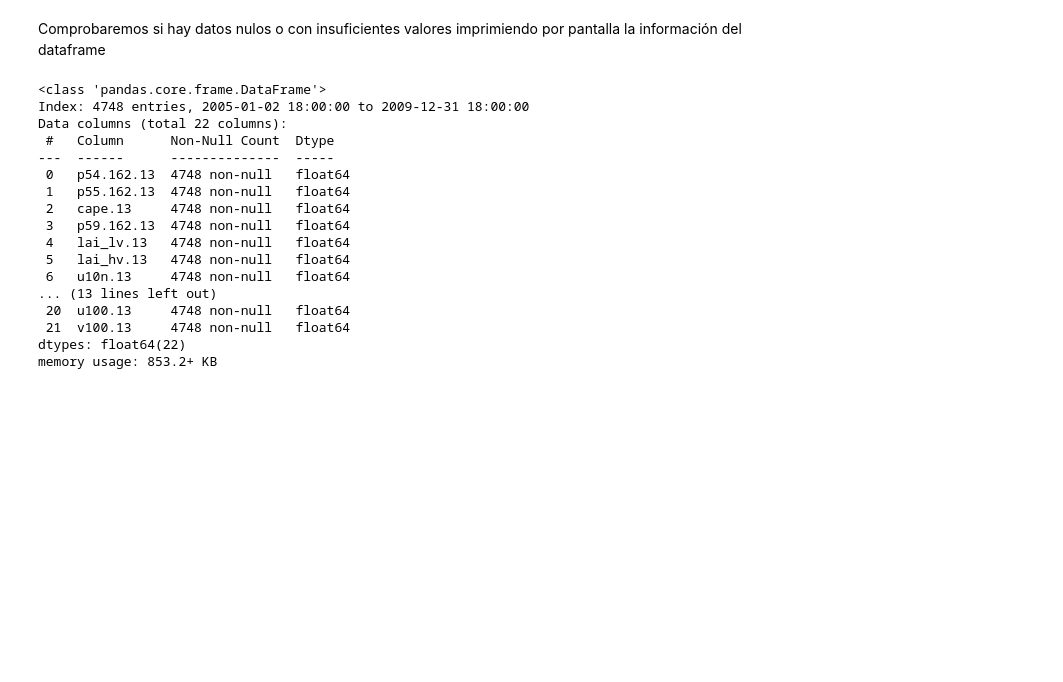
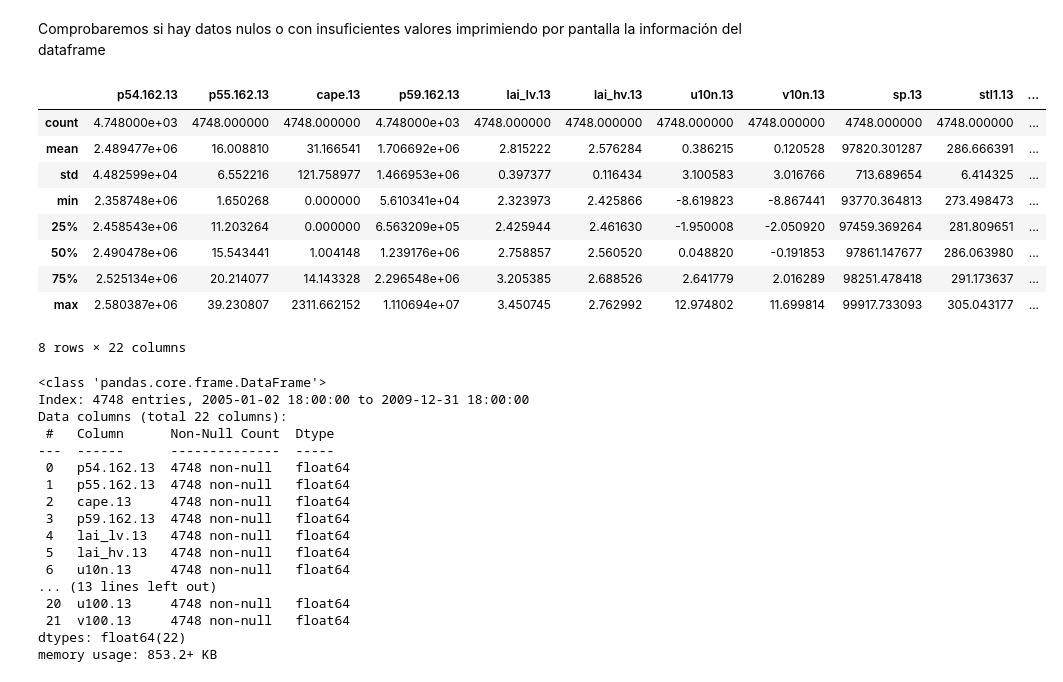
Before and after one commit to seniorbeto/Grupo04_Practica1, a Jupyter notebook: eda.ipynb, the cells around one changed output. Cells and saved outputs as stored; diff of their text form; code cells hidden in the pictures; blank space fills up the shorter version.

```diff
--- a/eda.ipynb
+++ b/eda.ipynb
@@ -60,6 +60,19 @@ df.head()
 5 rows × 22 columns
 # %% [markdown]
 Comprobaremos si hay datos nulos o con insuficientes valores imprimiendo por pantalla la información del dataframe
+# %%
+df.describe()
+# %% [output]
+|  | p54.162.13 | p55.162.13 | cape.13 | p59.162.13 | lai_lv.13 | lai_hv.13 | u10n.13 | v10n.13 | sp.13 | stl1.13 | ... |
+| count | 4.748000e+03 | 4748.000000 | 4748.000000 | 4.748000e+03 | 4748.000000 | 4748.000000 | 4748.000000 | 4748.000000 | 4748.000000 | 4748.000000 | ... |
+| mean | 2.489477e+06 | 16.008810 | 31.166541 | 1.706692e+06 | 2.815222 | 2.576284 | 0.386215 | 0.120528 | 97820.301287 | 286.666391 | ... |
+| std | 4.482599e+04 | 6.552216 | 121.758977 | 1.466953e+06 | 0.397377 | 0.116434 | 3.100583 | 3.016766 | 713.689654 | 6.414325 | ... |
+| min | 2.358748e+06 | 1.650268 | 0.000000 | 5.610341e+04 | 2.323973 | 2.425866 | -8.619823 | -8.867441 | 93770.364813 | 273.498473 | ... |
+| 25% | 2.458543e+06 | 11.203264 | 0.000000 | 6.563209e+05 | 2.425944 | 2.461630 | -1.950008 | -2.050920 | 97459.369264 | 281.809651 | ... |
+| 50% | 2.490478e+06 | 15.543441 | 1.004148 | 1.239176e+06 | 2.758857 | 2.560520 | 0.048820 | -0.191853 | 97861.147677 | 286.063980 | ... |
+| 75% | 2.525134e+06 | 20.214077 | 14.143328 | 2.296548e+06 | 3.205385 | 2.688526 | 2.641779 | 2.016289 | 98251.478418 | 291.173637 | ... |
+| max | 2.580387e+06 | 39.230807 | 2311.662152 | 1.110694e+07 | 3.450745 | 2.762992 | 12.974802 | 11.699814 | 99917.733093 | 305.043177 | ... |
+8 rows × 22 columns
 # %%
 df.info()
 # %% [output]
```
Also changed, not shown: parts of 9 cells of this notebook, 5 other files.
